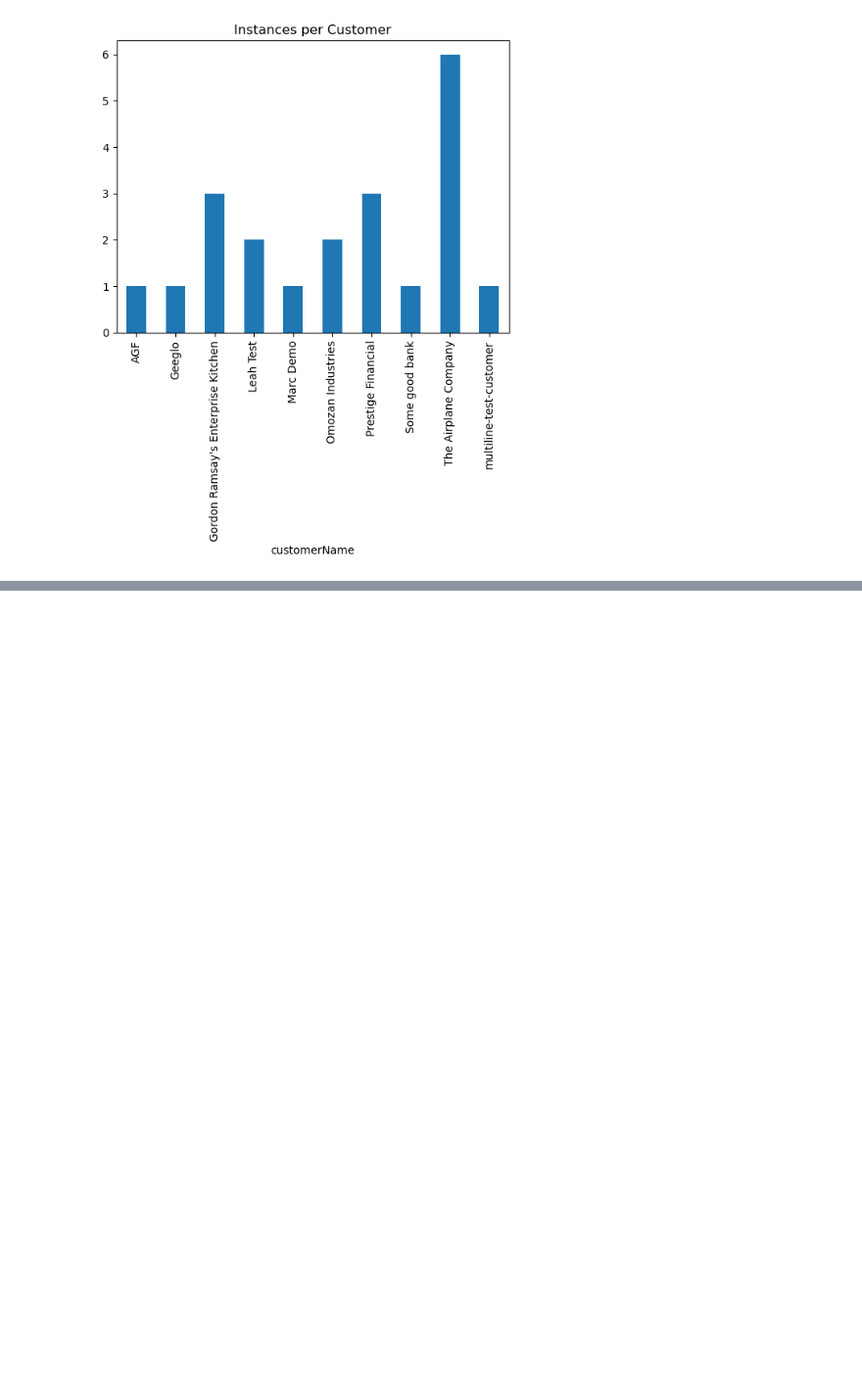
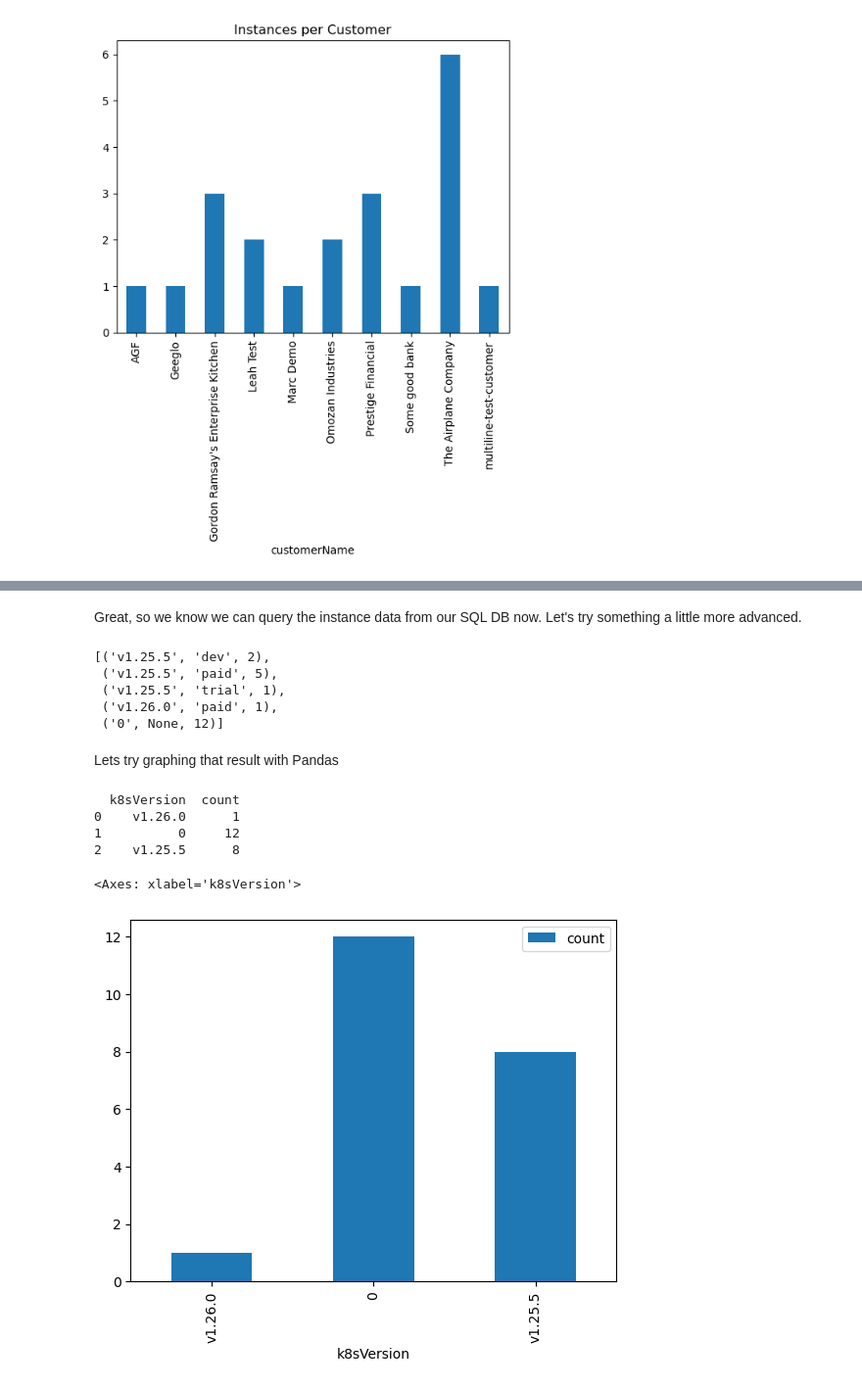
Before and after one commit to replicatedhq/wordpress-enterprise, a Jupyter notebook: analytics/notebooks/analytics.ipynb, the cells around one changed output, grey strips where cells are left out. Shown at 98% size. Cells and saved outputs as stored; diff of their text form; code cells hidden in the pictures; blank space fills up the shorter version.

Commit message:
do a real data pipeline

```diff
--- a/analytics/notebooks/analytics.ipynb
+++ b/analytics/notebooks/analytics.ipynb
@@ -109,0 +305,31 @@ After doing some basic exploration, let's load the flattened rows into our datab
+# %%
+import psycopg2
+
+import psycopg2
+
+DB_NAME = "analytics"
+DB_USER = "analytics"
+DB_PASS = "analytics"
+DB_HOST = "postgres"
+DB_PORT = "5432"
+
+conn = psycopg2.connect(
+    database=DB_NAME,
+    user=DB_USER,
+    password=DB_PASS,
+    host=DB_HOST,
+    port=DB_PORT,
+)
+
+cur = conn.cursor()  # creating a cursor
+
+cur.execute("""
+
+SELECT *
+FROM tap_csv.replicated_instances
+LIMIT 1
+""")
+
+rows = cur.fetchall()
+
+rows
@@ -109,0 +354,42 @@ After doing some basic exploration, let's load the flattened rows into our datab
+# %% [markdown]
+Great, so we know we can query the instance data from our SQL DB now. Let's try something a little more advanced.
+# %%
+cur.execute("""
+
+SELECT "k8sVersion", "licenseType", count(*)
+FROM tap_csv.replicated_instances
+GROUP BY 1,2
+""")
+
+rows = cur.fetchall()
+
+rows
+# %% [output]
+[('v1.25.5', 'dev', 2),
+ ('v1.25.5', 'paid', 5),
+ ('v1.25.5', 'trial', 1),
+ ('v1.26.0', 'paid', 1),
+ ('0', None, 12)]
+# %% [markdown]
+Lets try graphing that result with Pandas
+# %%
+import pandas as pd
+
+sql_query = pd.read_sql_query ('''
+SELECT "k8sVersion", count(*)
+FROM tap_csv.replicated_instances
+GROUP BY 1
+''', conn)
+
+df = pd.DataFrame(sql_query)
+print (df)
+# %% [output]
+  k8sVersion  count
+0    v1.26.0      1
+1          0     12
+2    v1.25.5      8
+# %%
+df.plot(kind='bar', x='k8sVersion')
+# %% [output]
+<Axes: xlabel='k8sVersion'>
+[figure, added]
```
Also changed, not shown: parts of 19 cells of this notebook, 1 other file.
